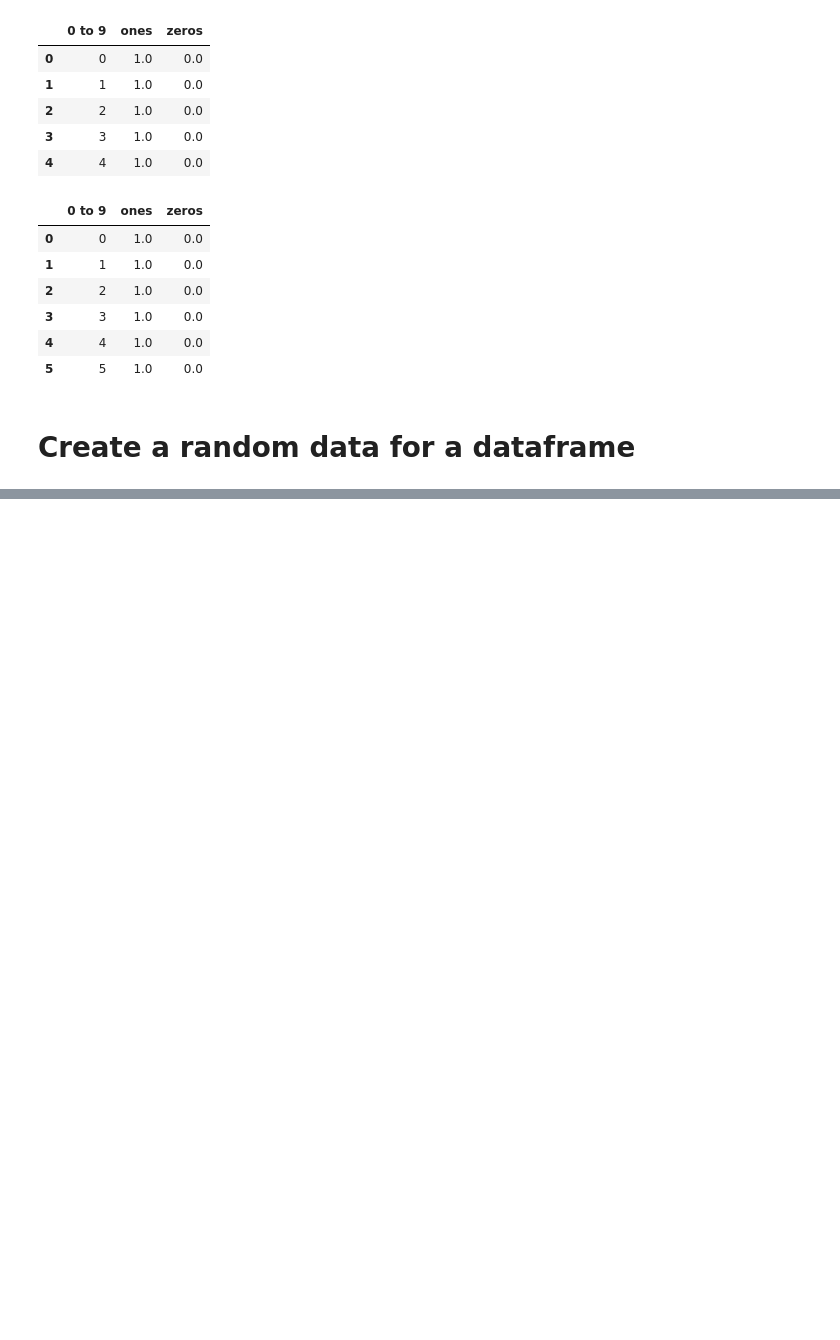
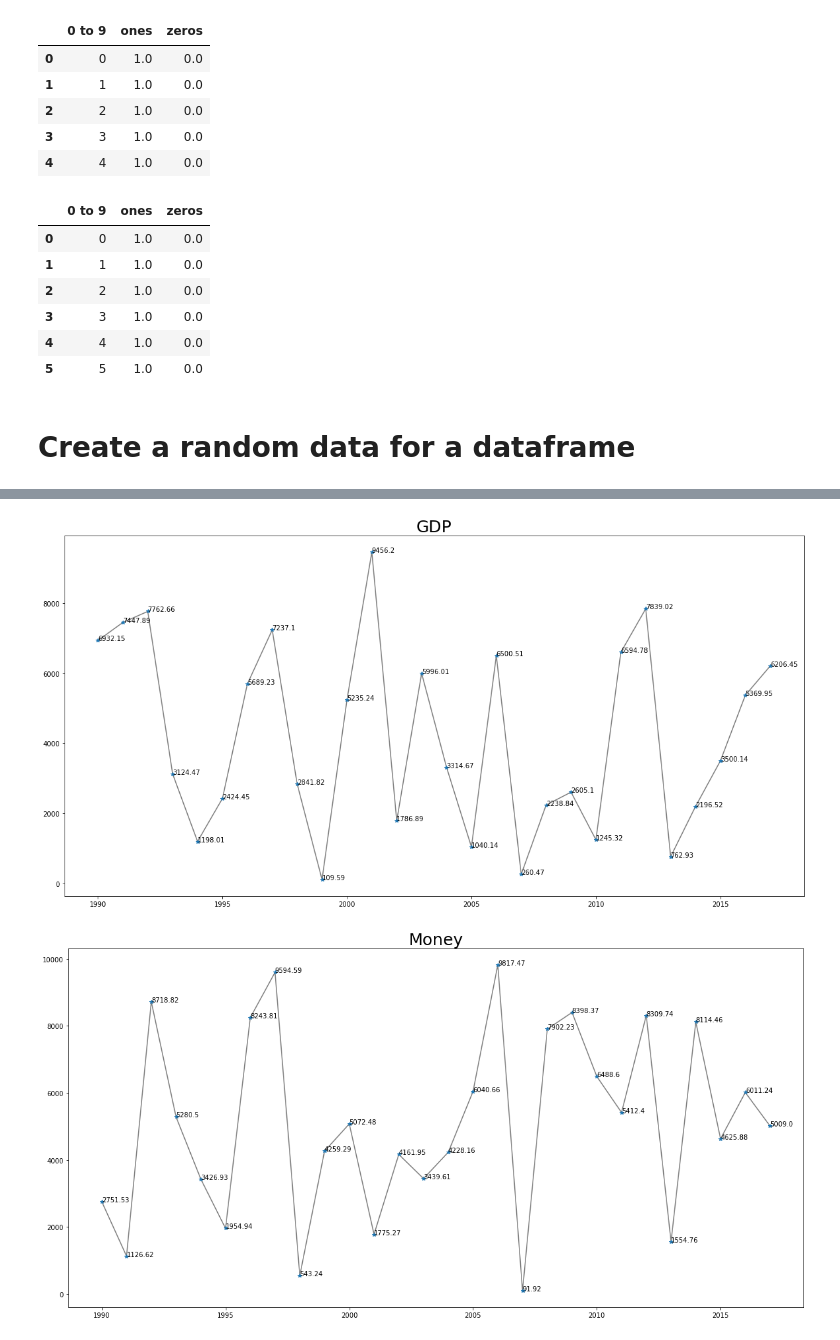
Before and after one commit to jacobradke/jacobradke, a Jupyter notebook: In Class Projects/Project 4 - Chapter 5 - Introduction to numpy, pandas, and matplotlib.ipynb, the cells around one changed output, grey strips where cells are left out. Saved outputs shown, nothing was run; the diff lists cells and outputs as text; code cells hidden in the pictures; blank space fills up the shorter version.

```diff
--- a/In Class Projects/Project 4 - Chapter 5 - Introduction to numpy, pandas, and matplotlib.ipynb
+++ b/In Class Projects/Project 4 - Chapter 5 - Introduction to numpy, pandas, and matplotlib.ipynb
@@ -667,0 +668,14 @@ for key in macro_df:
+# %%
+for key in macro_df:
+    # fig, ax = plt,subplots() allows you to adjust different features of the plot box
+    fig, ax = plt.subplots(figsize = (20,10))
+    macro_df[key].plot.line(color = "C7", ax = ax)
+    macro_df[key].plot.line(ls="", marker="*", ax = ax)
+    for ix, val in zip(macro_df.index, macro_df[key]):
+        ax.text(ix, val, str(round(val,2)), color = "k")
+    plt.title(key, fontsize = 25,)
+    plt.show()
+    plt.close()
+# %% [output]
+[figure, added]
+[figure, added]
```
Also changed, not shown: parts of 20 cells of this notebook, 4 other files.
